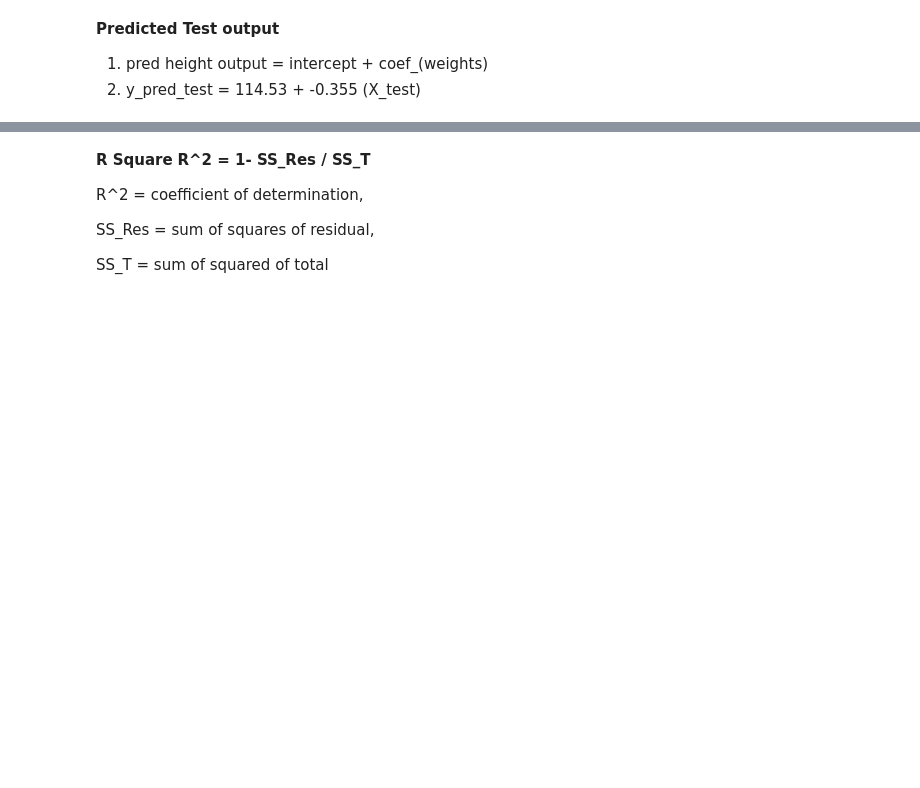
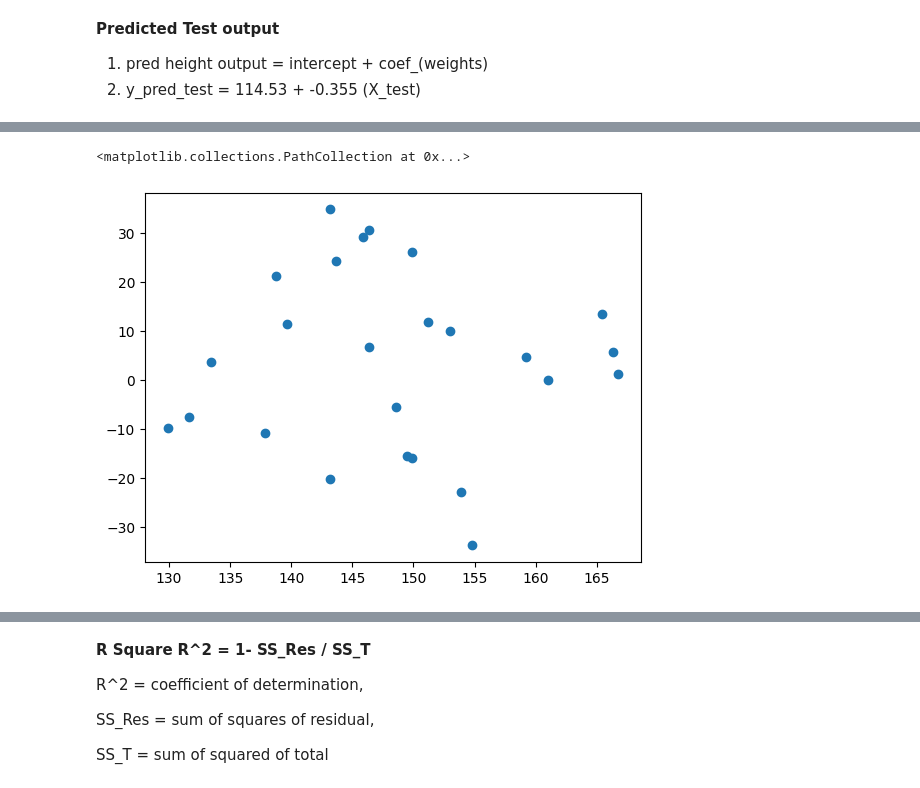
Before and after one commit to Preet-Govind/LinearAndPolyRegression, a Jupyter notebook: SimpleLinearRegresssion01.ipynb, the cells around one changed output, grey strips where cells are left out. Drawn from its saved outputs; the diff is of its cells as text; code cells hidden in the pictures; blank space fills up the shorter version.

```diff
--- a/SimpleLinearRegresssion01.ipynb
+++ b/SimpleLinearRegresssion01.ipynb
@@ -264,0 +293,5 @@ RMSE: 16.91490197476073
+# %%
+plt.scatter(x=y_pred,y= residuals)
+# %% [output]
+<matplotlib.collections.PathCollection at 0x...>
+[figure, added]
```
Also changed, not shown: parts of 24 cells of this notebook.
